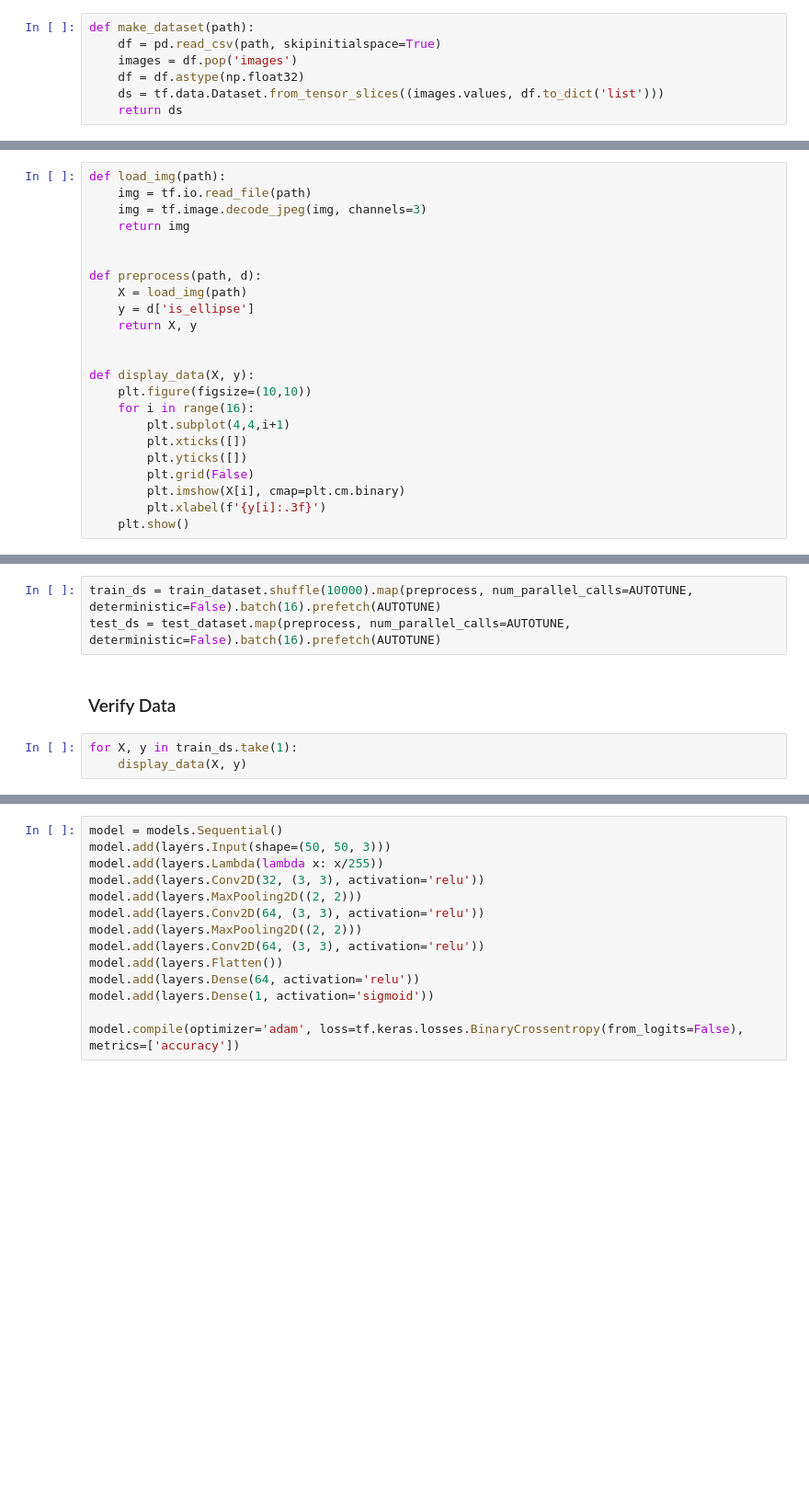
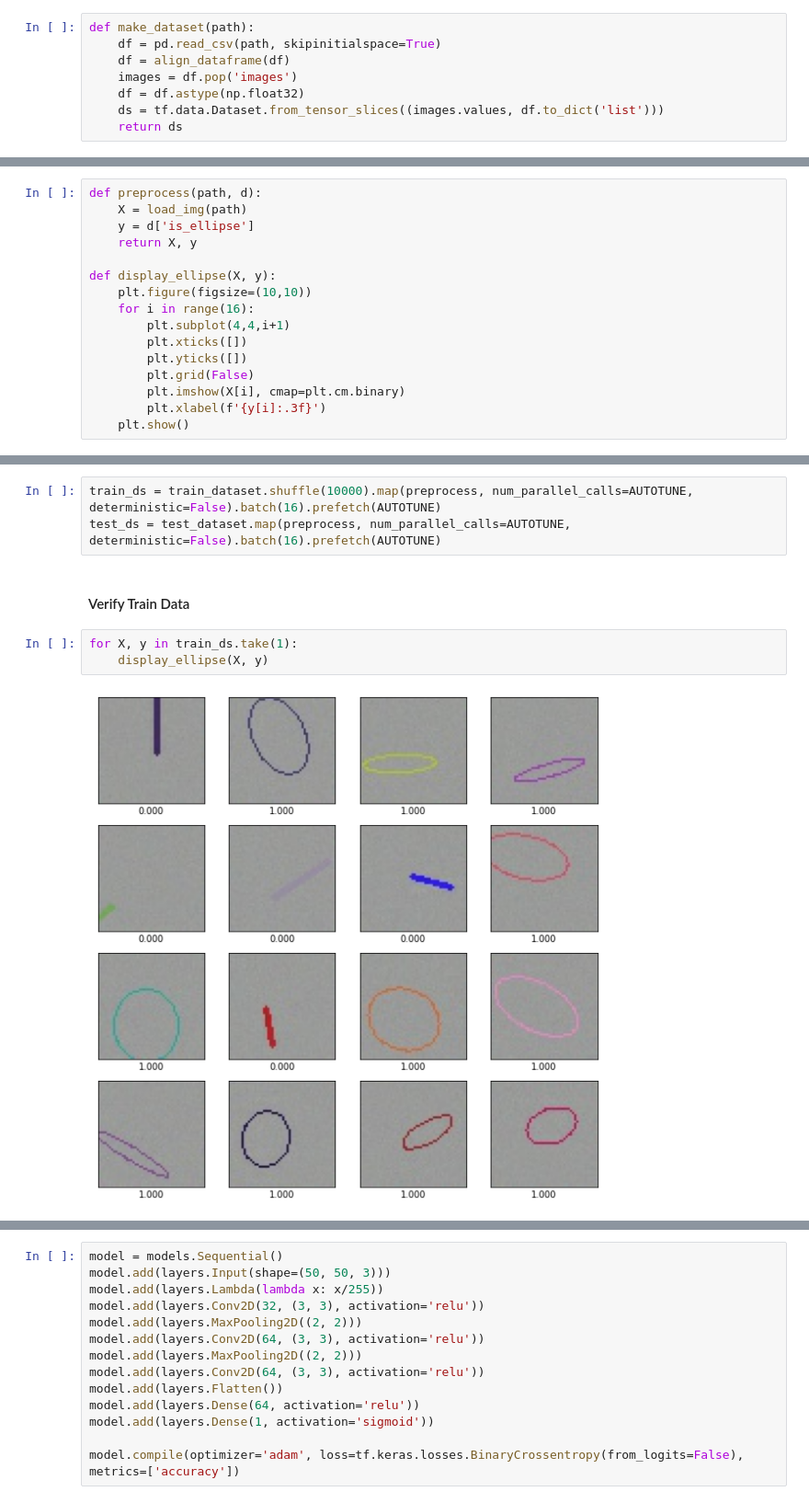
Before and after one commit to yura-zharkovsky/Interesting, a Jupyter notebook: Alibaba.ipynb, the cells around one changed output, grey strips where cells are left out. Shown at 92% size. Saved outputs shown, nothing was run; the diff lists cells and outputs as text; blank space fills up the shorter version.

```diff
--- a/Alibaba.ipynb
+++ b/Alibaba.ipynb
@@ -31,6 +149,7 @@ df[['axis_1', 'axis_1']].plot.hist(bins=50, alpha=0.5, title='Axis Distribution'
 # %%
 def make_dataset(path):
     df = pd.read_csv(path, skipinitialspace=True)
+    df = align_dataframe(df)
     images = df.pop('images')
     df = df.astype(np.float32)
     ds = tf.data.Dataset.from_tensor_slices((images.values, df.to_dict('list')))
@@ -47,17 +182,10 @@ for path, d in test_dataset.take(5):
 # %%
-def load_img(path):
-    img = tf.io.read_file(path)
-    img = tf.image.decode_jpeg(img, channels=3)
-    return img
-
-
 def preprocess(path, d):
     X = load_img(path)
     y = d['is_ellipse']
     return X, y
 
-
-def display_data(X, y):
+def display_ellipse(X, y):
     plt.figure(figsize=(10,10))
     for i in range(16):
         plt.subplot(4,4,i+1)
@@ -71,7 +201,9 @@ def display_data(X, y):
 train_ds = train_dataset.shuffle(10000).map(preprocess, num_parallel_calls=AUTOTUNE, deterministic=False).batch(16).prefetch(AUTOTUNE)
 test_ds = test_dataset.map(preprocess, num_parallel_calls=AUTOTUNE, deterministic=False).batch(16).prefetch(AUTOTUNE)
 # %% [markdown]
-### Verify Data
+#### Verify Train Data
 # %%
 for X, y in train_ds.take(1):
-    display_data(X, y)
+    display_ellipse(X, y)
+# %% [output]
+[figure, added]
```
Also changed, not shown: parts of 61 cells of this notebook, 1 other file.
